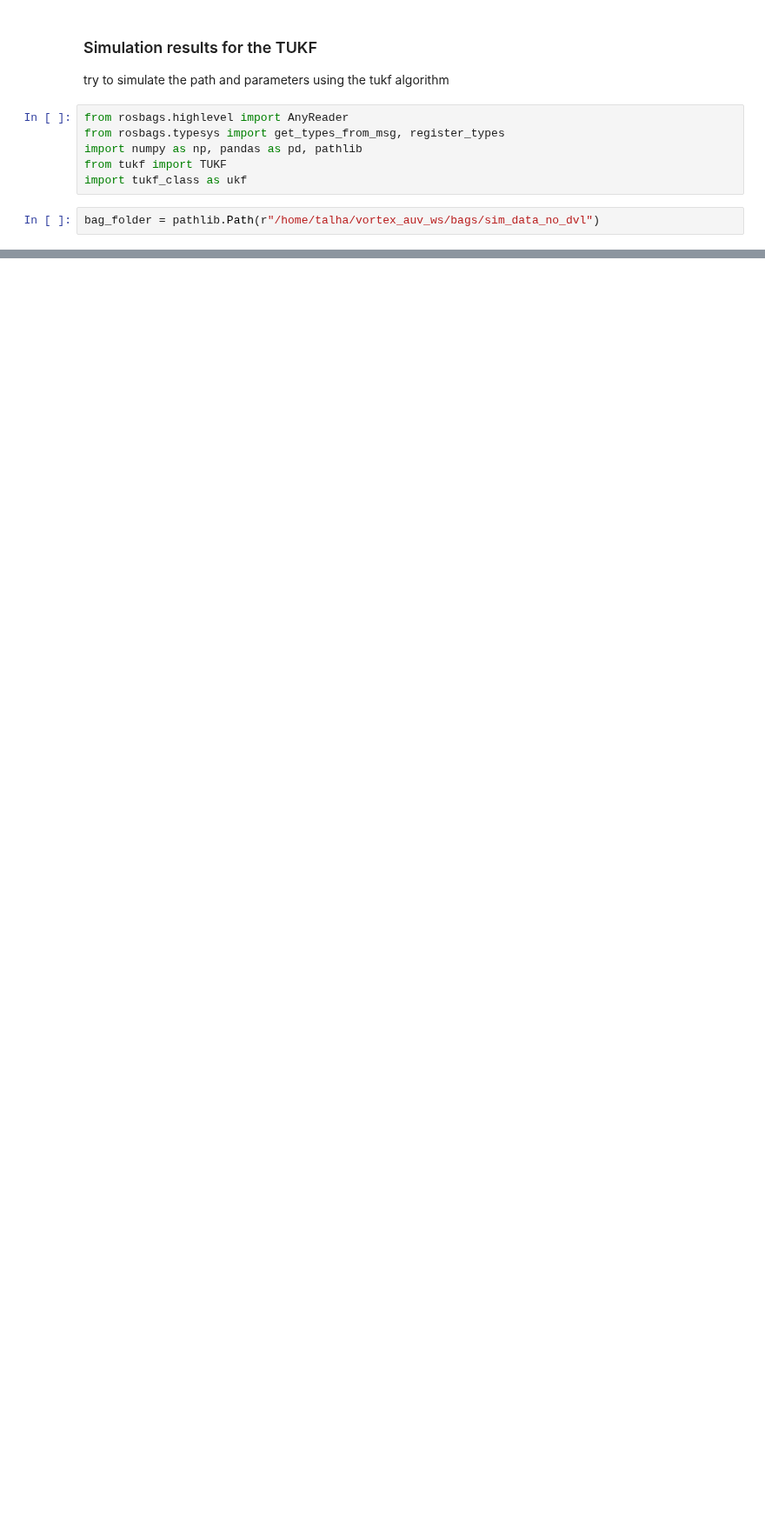
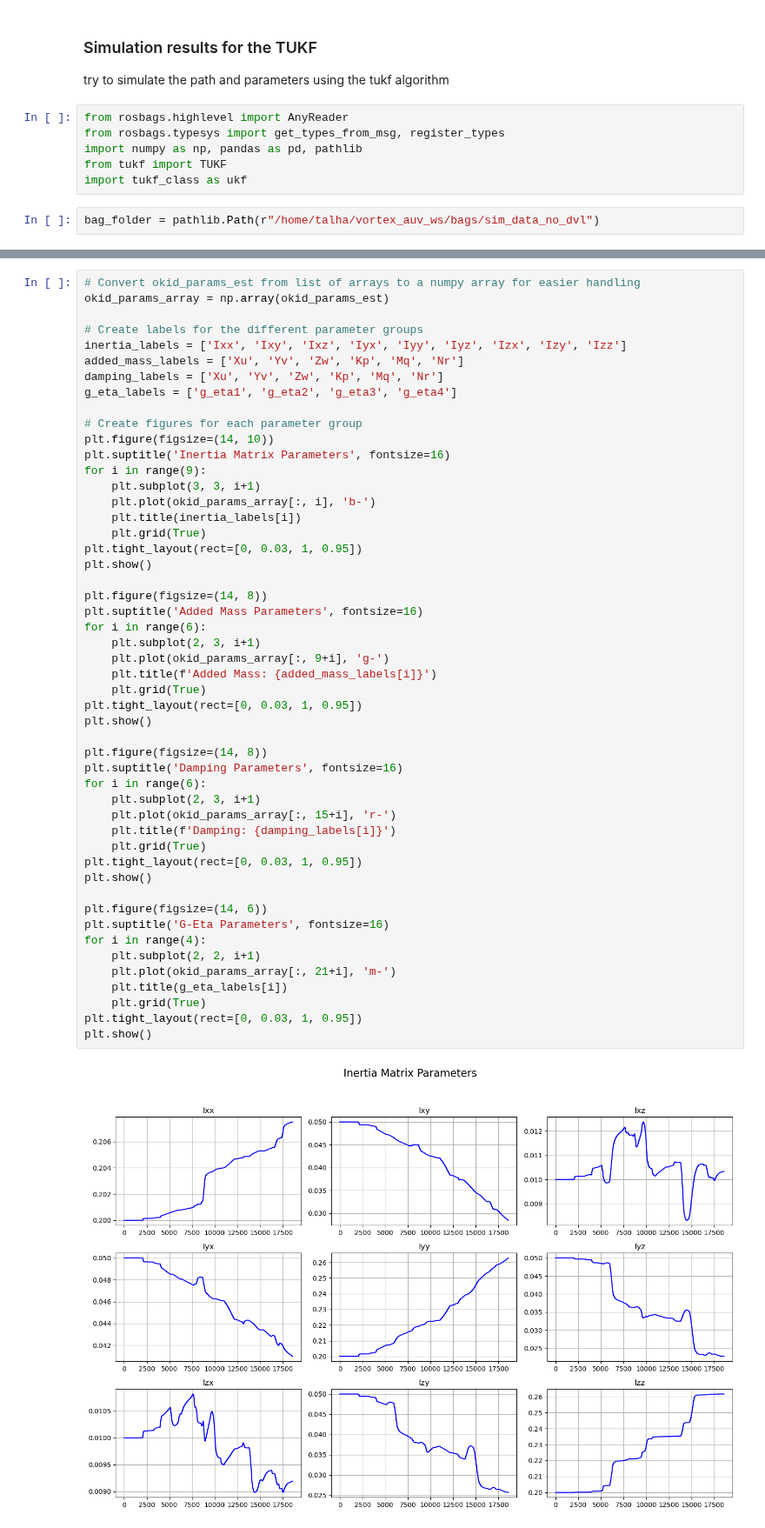
Before and after one commit to vortexntnu/vortex-auv, a Jupyter notebook: navigation/tukf/simulation_re.ipynb, the cells around one changed output, grey strips where cells are left out. Shown at 87% size. Cells and saved outputs as stored; diff of their text form; blank space fills up the shorter version.

```diff
--- a/navigation/tukf/simulation_re.ipynb
+++ b/navigation/tukf/simulation_re.ipynb
@@ -191,0 +194,52 @@ plt.show()
+# %%
+# Convert okid_params_est from list of arrays to a numpy array for easier handling
+okid_params_array = np.array(okid_params_est)
+
+# Create labels for the different parameter groups
+inertia_labels = ['Ixx', 'Ixy', 'Ixz', 'Iyx', 'Iyy', 'Iyz', 'Izx', 'Izy', 'Izz']
+added_mass_labels = ['Xu', 'Yv', 'Zw', 'Kp', 'Mq', 'Nr']
+damping_labels = ['Xu', 'Yv', 'Zw', 'Kp', 'Mq', 'Nr']
+g_eta_labels = ['g_eta1', 'g_eta2', 'g_eta3', 'g_eta4']
+
+# Create figures for each parameter group
+plt.figure(figsize=(14, 10))
+plt.suptitle('Inertia Matrix Parameters', fontsize=16)
+for i in range(9):
+    plt.subplot(3, 3, i+1)
+    plt.plot(okid_params_array[:, i], 'b-')
+    plt.title(inertia_labels[i])
+    plt.grid(True)
+plt.tight_layout(rect=[0, 0.03, 1, 0.95])
+plt.show()
+
+plt.figure(figsize=(14, 8))
+plt.suptitle('Added Mass Parameters', fontsize=16)
+for i in range(6):
+    plt.subplot(2, 3, i+1)
+    plt.plot(okid_params_array[:, 9+i], 'g-')
+    plt.title(f'Added Mass: {added_mass_labels[i]}')
+    plt.grid(True)
+plt.tight_layout(rect=[0, 0.03, 1, 0.95])
+plt.show()
+
+plt.figure(figsize=(14, 8))
+plt.suptitle('Damping Parameters', fontsize=16)
+for i in range(6):
+    plt.subplot(2, 3, i+1)
+    plt.plot(okid_params_array[:, 15+i], 'r-')
+    plt.title(f'Damping: {damping_labels[i]}')
+    plt.grid(True)
+plt.tight_layout(rect=[0, 0.03, 1, 0.95])
+plt.show()
+
+plt.figure(figsize=(14, 6))
+plt.suptitle('G-Eta Parameters', fontsize=16)
+for i in range(4):
+    plt.subplot(2, 2, i+1)
+    plt.plot(okid_params_array[:, 21+i], 'm-')
+    plt.title(g_eta_labels[i])
+    plt.grid(True)
+plt.tight_layout(rect=[0, 0.03, 1, 0.95])
+plt.show()
+# %% [output]
+[figure, added]
```
Also changed, not shown: parts of 4 cells of this notebook, 6 other files.
